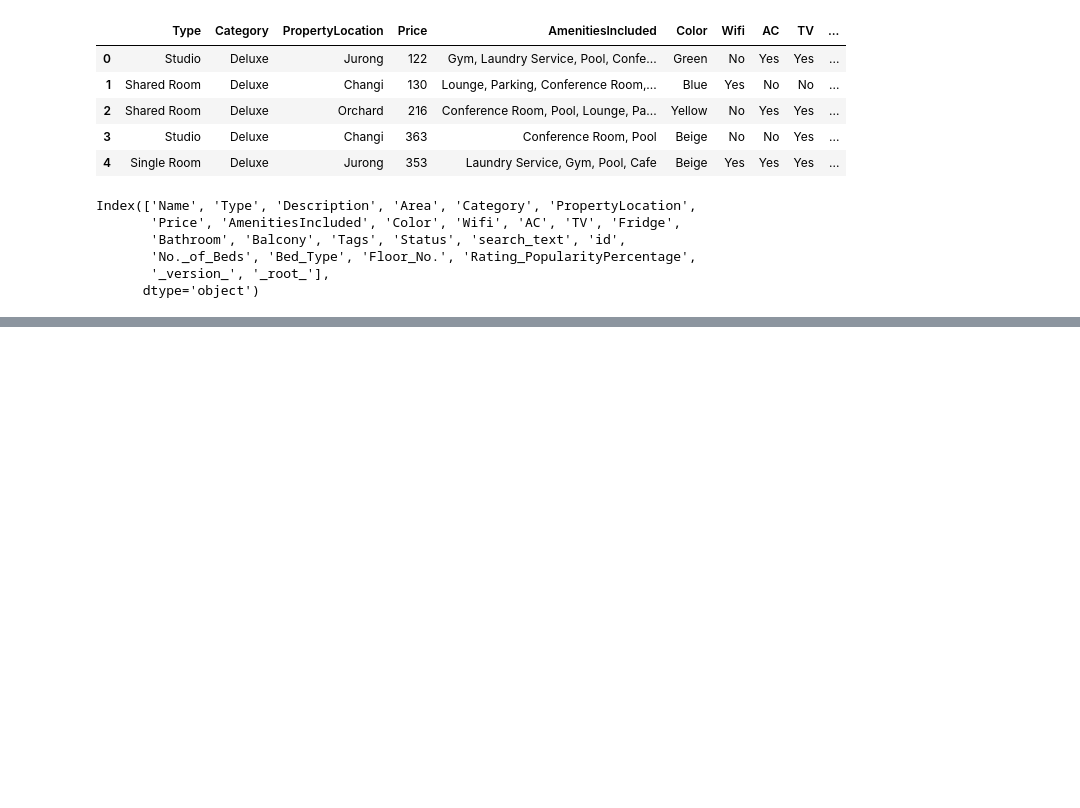
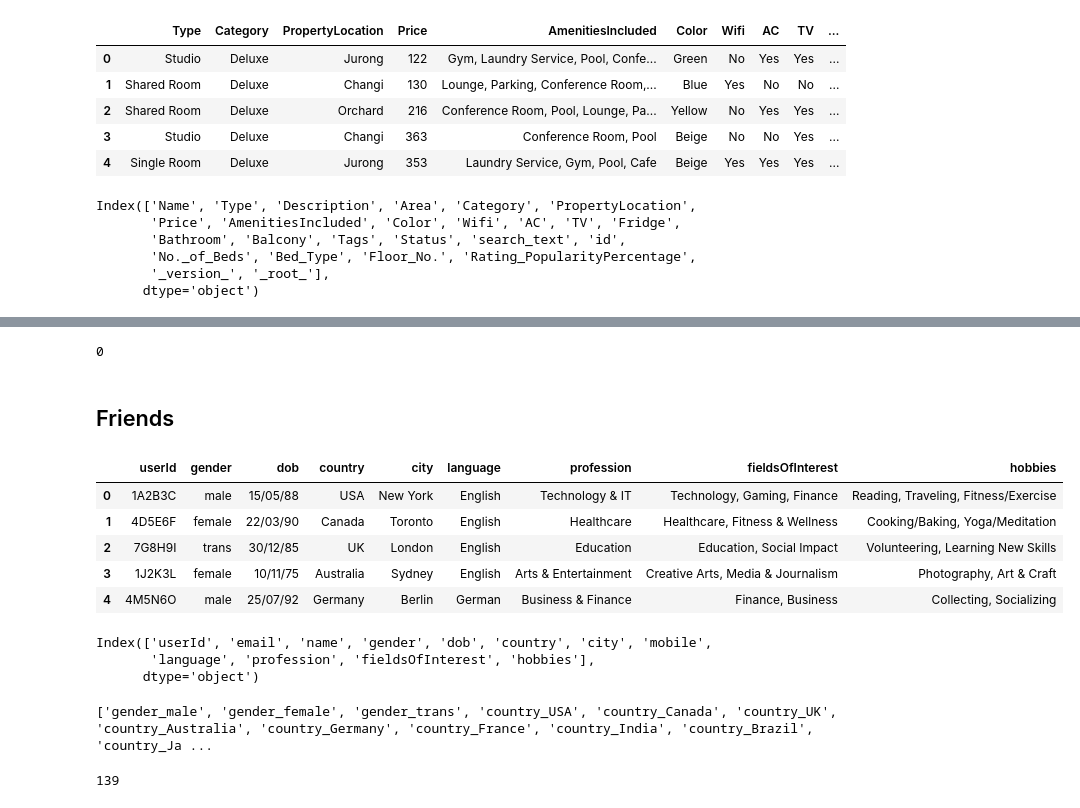
Before and after one commit to coder-shubham/Nexties-Nextlyf, a Jupyter notebook: backend/ml/notebooks/recommendation.ipynb, the cells around one changed output, grey strips where cells are left out. Cells and saved outputs as stored; diff of their text form; code cells hidden in the pictures; blank space fills up the shorter version.

```diff
--- a/backend/ml/notebooks/recommendation.ipynb
+++ b/backend/ml/notebooks/recommendation.ipynb
@@ -109,0 +169,4 @@ filtered_room_df.head()
+# %%
+filtered_room_df.isna().sum().sum()
+# %% [output]
+0
@@ -109,0 +175,71 @@ filtered_room_df.head()
+# %% [markdown]
+## Friends
+# %%
+import pandas as pd
+
+friends_df = pd.read_csv(
+    '../data/user_details.csv',
+    usecols=['userId', 'gender', 'dob', 'country', 'city',
+             'language', 'profession', 'fieldsOfInterest', 'hobbies']
+)
+friends_df.head()
+# %% [output]
+|  | userId | gender | dob | country | city | language | profession | fieldsOfInterest | hobbies |
+| 0 | 1A2B3C | male | 15/05/88 | USA | New York | English | Technology & IT | Technology, Gaming, Finance | Reading, Traveling, Fitness/Exercise |
+| 1 | 4D5E6F | female | 22/03/90 | Canada | Toronto | English | Healthcare | Healthcare, Fitness & Wellness | Cooking/Baking, Yoga/Meditation |
+| 2 | 7G8H9I | trans | 30/12/85 | UK | London | English | Education | Education, Social Impact | Volunteering, Learning New Skills |
+| 3 | 1J2K3L | female | 10/11/75 | Australia | Sydney | English | Arts & Entertainment | Creative Arts, Media & Journalism | Photography, Art & Craft |
+| 4 | 4M5N6O | male | 25/07/92 | Germany | Berlin | German | Business & Finance | Finance, Business | Collecting, Socializing |
+# %%
+friends_df.columns
+# %% [output]
+Index(['userId', 'email', 'name', 'gender', 'dob', 'country', 'city', 'mobile',
+       'language', 'profession', 'fieldsOfInterest', 'hobbies'],
+      dtype='object')
+# %%
+extra_cols = []
+
+# gender
+for element in friends_df['gender'].unique().tolist():
+    extra_cols.append('gender_' + element)
+
+# country
+for element in friends_df['country'].unique().tolist():
+    extra_cols.append('country_' + element)
+
+# city
+for element in friends_df['city'].unique().tolist():
+    extra_cols.append('city_' + element)
+
+# language
+for element in friends_df['language'].unique().tolist():
+    extra_cols.append('language_' + element)
+
+# profession
+for element in friends_df['profession'].unique().tolist():
+    extra_cols.append('profession_' + element)
+
+# fields of interest
+for element_list in friends_df['fieldsOfInterest'].unique().tolist():
+    for element in element_list.split(', '):
+        if element not in extra_cols:
+            extra_cols.append(element)
+
+# hobbies
+for element_list in friends_df['hobbies'].unique().tolist():
+    for element in element_list.split(', '):
+        if element not in extra_cols:
+            extra_cols.append(element)
+
+# age group
+# eg 19/04/95
+friends_df['year'] = pd.to_datetime(friends_df['dob'], format='%d/%m/%y')
+friends_df['age'] = 2024 - friends_df['year'].dt.year
+age_breaks = [18, 25, 35, 45, 60]
+for i in range(1, len(age_breaks)):
+    friends_df['age_' + str(age_breaks[i-1]) + '_' + str(age_breaks[i])] = friends_df['age'].apply(lambda x: 1 if x > age_breaks[i-1] and x <= age_breaks[i] else 0)
+    # extra_cols.append('age_' + str(age_breaks[i-1]) + '_' + str(age_breaks[i]))
+
+print(extra_cols)
+# %% [output]
+['gender_male', 'gender_female', 'gender_trans', 'country_USA', 'country_Canada', 'country_UK', 'country_Australia', 'country_Germany', 'country_France', 'country_India', 'country_Brazil', 'country_Ja ...
@@ -109,0 +248,4 @@ filtered_room_df.head()
+# %%
+len(filtered_friends_df_cols + extra_cols)
+# %% [output]
+139
```
Also changed, not shown: parts of 16 cells of this notebook, 3 other files.
